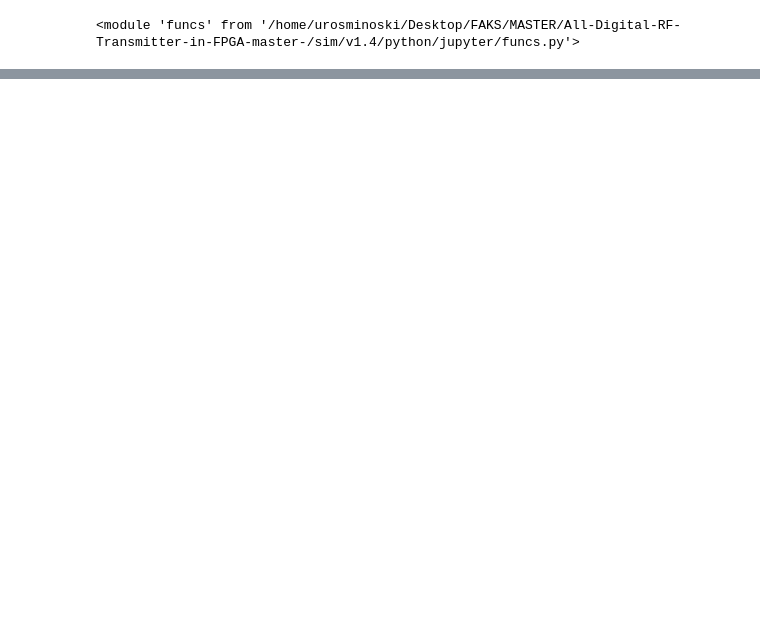
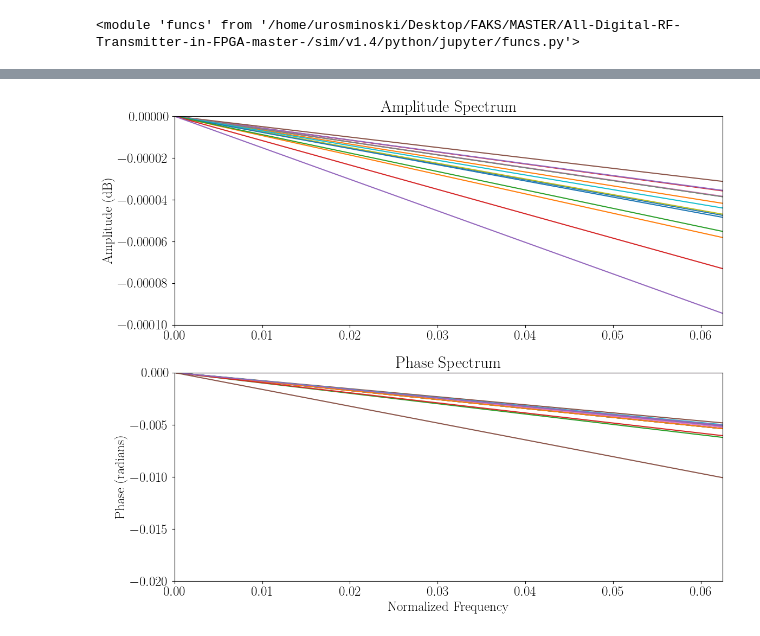
Before and after one commit to urosminoski/All-Digital-RF-Transmitter-in-FPGA-master-, a Jupyter notebook: sim/v1.4/python/jupyter/testingLUT.ipynb, the cells around one changed output, grey strips where cells are left out. Drawn from its saved outputs; the diff is of its cells as text; code cells hidden in the pictures; blank space fills up the shorter version.

```diff
--- a/sim/v1.4/python/jupyter/testingLUT.ipynb
+++ b/sim/v1.4/python/jupyter/testingLUT.ipynb
@@ -71,0 +116,40 @@ LUT3 = [
+# %%
+# Function to plot amplitude and phase spectrum for a list of LUTs
+def plot_lut_fft(LUT, n=1024):
+    fig, (ax1, ax2) = plt.subplots(2, 1, figsize=(12, 10))
+
+    for i, x in enumerate(LUT):
+        x_fft = np.fft.fft(x, n)
+        x_fft_dB = 20 * np.log10(np.abs(x_fft))
+        x_fft_dB -= np.max(x_fft_dB)  # Normalize to the peak
+        x_fft_dB = x_fft_dB[:len(x)//2]  # Taking half of the spectrum
+
+        phase = np.angle(x_fft)[:len(x)//2]  # Phase of the signal
+
+        # Plotting amplitude
+        ax1.plot(np.linspace(0, 0.5, len(x)//2), x_fft_dB, label=f'Level {7.5 - i}')
+
+        # Plotting phase
+        ax2.plot(np.linspace(0, 0.5, len(x)//2), phase, label=f'Level {7.5 - i}')
+
+    # Customize amplitude plot
+    ax1.set_title('Amplitude Spectrum')
+    ax1.set_ylabel('Amplitude (dB)')
+    ax1.set_ylim([-0.0001, 0])
+    ax1.set_xlim([0, 0.5/8])
+    # ax1.legend(loc='best')
+
+    # Customize phase plot
+    ax2.set_title('Phase Spectrum')
+    ax2.set_ylabel('Phase (radians)')
+    ax2.set_xlabel('Normalized Frequency')
+    ax2.set_ylim([-0.02, 0])
+    ax2.set_xlim([0, 0.5/8])
+    # ax2.legend(loc='best')
+
+    plt.tight_layout()
+    plt.show()
+# %%
+plot_lut_fft(LUT1, n=8*1024)
+# %% [output]
+[figure, added]
```
Also changed, not shown: parts of 8 cells of this notebook, 5 other files.
